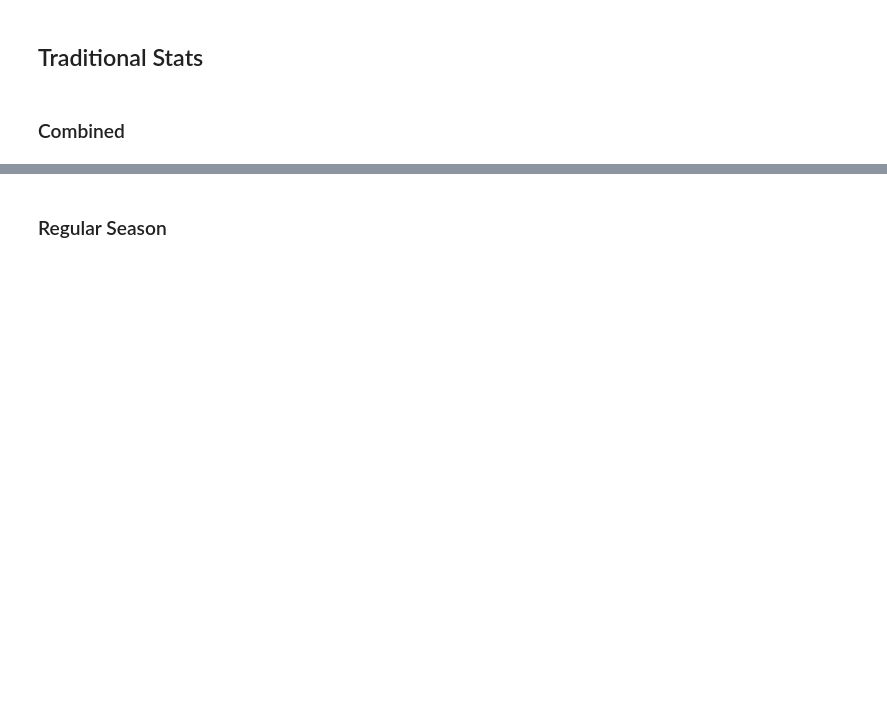
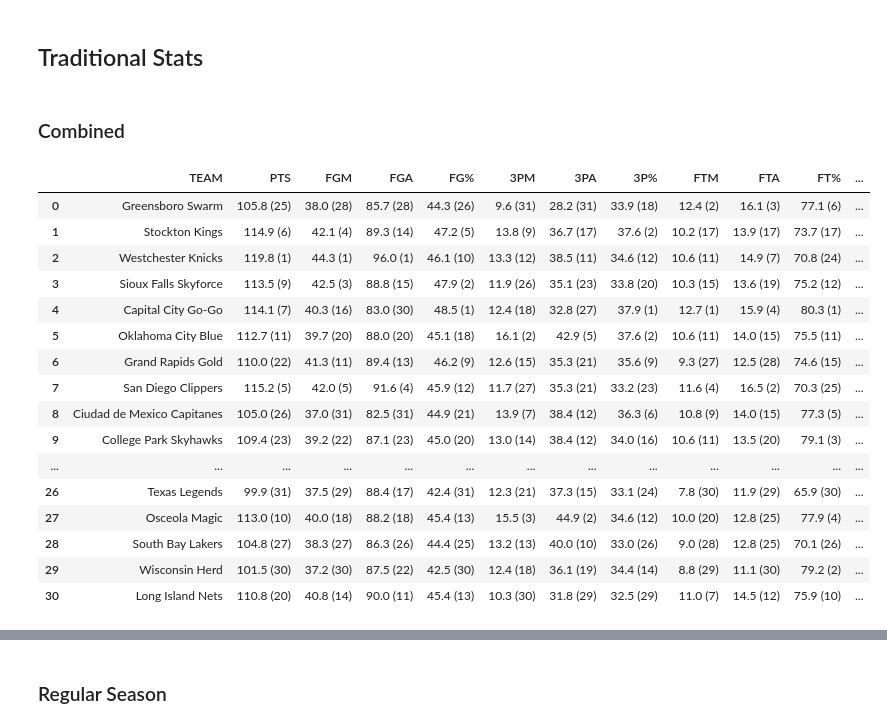
Before and after one commit to FHaddad99/Raptors_905, a Jupyter notebook: Raptors 905 Stats.ipynb, the cells around one changed output, grey strips where cells are left out. Cells and saved outputs as stored; diff of their text form; code cells hidden in the pictures; blank space fills up the shorter version.

```diff
--- a/Raptors 905 Stats.ipynb
+++ b/Raptors 905 Stats.ipynb
@@ -77,7 +77,7 @@ team_stats = team_stats.drop(columns=[col for col in columns_to_drop if col in t
 numeric_cols = team_stats.select_dtypes(include=['number']).columns
 
 # Calculate ranks and append ranks to numeric columns for display
-invert_cols = ['BLKA', 'PF']  # PF will be descending, all others ascending
+invert_cols = ['TOV', 'BLKA', 'PF']  # PF will be descending, all others ascending
 df_with_ranks = team_stats.copy()
 ranks_data = {}
 
@@ -89,30 +89,48 @@ for col in numeric_cols:
         ranks = team_stats[col].rank(ascending=False, method='min').astype(int)  # Higher is better for regular columns
     df_with_ranks[col] = team_stats[col].astype(str) + ' (' + ranks.astype(str) + ')'
     ranks_data[col] = ranks  # Store ranks for color mapping
 
 # Define luminance function for text color adjustment
 def luminance(color):
     rgb = mcolors.hex2color(color)
     return 0.2126 * rgb[0] + 0.7152 * rgb[1] + 0.0722 * rgb[2]
 
 # Adjusted color_cells function to use ranks for color scaling
 def color_cells(row):
     colors = []
     for col in numeric_cols:
         rank = ranks_data[col].loc[row.name]
         max_rank = ranks_data[col].max()
         min_rank = ranks_data[col].min()
         # Normalize rank to 0-1 scale for color mapping
         norm = (rank - min_rank) / (max_rank - min_rank) if max_rank != min_rank else 0.5
         # Map normalized rank to color
         color = mcolors.to_hex(plt.cm.RdYlGn(1 - norm))  # Invert to make 1 (best) green
         # Adjust text color for readability
         text_color = 'white' if luminance(color) < 0.5 else 'black'
         colors.append(f"background-color: {color}; color: {text_color};")
     return colors
 
 # Apply the coloring logic to the DataFrame with ranks
 styled_df = df_with_ranks.style.apply(color_cells, subset=numeric_cols, axis=1).format(precision=3)
 
 # Display the styled DataFrame
 styled_df
+# %% [output]
+|  | TEAM | PTS | FGM | FGA | FG% | 3PM | 3PA | 3P% | FTM | FTA | FT% | ... |
+| 0 | Greensboro Swarm | 105.8 (25) | 38.0 (28) | 85.7 (28) | 44.3 (26) | 9.6 (31) | 28.2 (31) | 33.9 (18) | 12.4 (2) | 16.1 (3) | 77.1 (6) | ... |
+| 1 | Stockton Kings | 114.9 (6) | 42.1 (4) | 89.3 (14) | 47.2 (5) | 13.8 (9) | 36.7 (17) | 37.6 (2) | 10.2 (17) | 13.9 (17) | 73.7 (17) | ... |
+| 2 | Westchester Knicks | 119.8 (1) | 44.3 (1) | 96.0 (1) | 46.1 (10) | 13.3 (12) | 38.5 (11) | 34.6 (12) | 10.6 (11) | 14.9 (7) | 70.8 (24) | ... |
+| 3 | Sioux Falls Skyforce | 113.5 (9) | 42.5 (3) | 88.8 (15) | 47.9 (2) | 11.9 (26) | 35.1 (23) | 33.8 (20) | 10.3 (15) | 13.6 (19) | 75.2 (12) | ... |
+| 4 | Capital City Go-Go | 114.1 (7) | 40.3 (16) | 83.0 (30) | 48.5 (1) | 12.4 (18) | 32.8 (27) | 37.9 (1) | 12.7 (1) | 15.9 (4) | 80.3 (1) | ... |
+| 5 | Oklahoma City Blue | 112.7 (11) | 39.7 (20) | 88.0 (20) | 45.1 (18) | 16.1 (2) | 42.9 (5) | 37.6 (2) | 10.6 (11) | 14.0 (15) | 75.5 (11) | ... |
+| 6 | Grand Rapids Gold | 110.0 (22) | 41.3 (11) | 89.4 (13) | 46.2 (9) | 12.6 (15) | 35.3 (21) | 35.6 (9) | 9.3 (27) | 12.5 (28) | 74.6 (15) | ... |
+| 7 | San Diego Clippers | 115.2 (5) | 42.0 (5) | 91.6 (4) | 45.9 (12) | 11.7 (27) | 35.3 (21) | 33.2 (23) | 11.6 (4) | 16.5 (2) | 70.3 (25) | ... |
+| 8 | Ciudad de Mexico Capitanes | 105.0 (26) | 37.0 (31) | 82.5 (31) | 44.9 (21) | 13.9 (7) | 38.4 (12) | 36.3 (6) | 10.8 (9) | 14.0 (15) | 77.3 (5) | ... |
+| 9 | College Park Skyhawks | 109.4 (23) | 39.2 (22) | 87.1 (23) | 45.0 (20) | 13.0 (14) | 38.4 (12) | 34.0 (16) | 10.6 (11) | 13.5 (20) | 79.1 (3) | ... |
+| ... | ... | ... | ... | ... | ... | ... | ... | ... | ... | ... | ... | ... |
+| 26 | Texas Legends | 99.9 (31) | 37.5 (29) | 88.4 (17) | 42.4 (31) | 12.3 (21) | 37.3 (15) | 33.1 (24) | 7.8 (30) | 11.9 (29) | 65.9 (30) | ... |
+| 27 | Osceola Magic | 113.0 (10) | 40.0 (18) | 88.2 (18) | 45.4 (13) | 15.5 (3) | 44.9 (2) | 34.6 (12) | 10.0 (20) | 12.8 (25) | 77.9 (4) | ... |
+| 28 | South Bay Lakers | 104.8 (27) | 38.3 (27) | 86.3 (26) | 44.4 (25) | 13.2 (13) | 40.0 (10) | 33.0 (26) | 9.0 (28) | 12.8 (25) | 70.1 (26) | ... |
+| 29 | Wisconsin Herd | 101.5 (30) | 37.2 (30) | 87.5 (22) | 42.5 (30) | 12.4 (18) | 36.1 (19) | 34.4 (14) | 8.8 (29) | 11.1 (30) | 79.2 (2) | ... |
+| 30 | Long Island Nets | 110.8 (20) | 40.8 (14) | 90.0 (11) | 45.4 (13) | 10.3 (30) | 31.8 (29) | 32.5 (29) | 11.0 (7) | 14.5 (12) | 75.9 (10) | ... |
```
Also changed, not shown: parts of 12 cells of this notebook.
